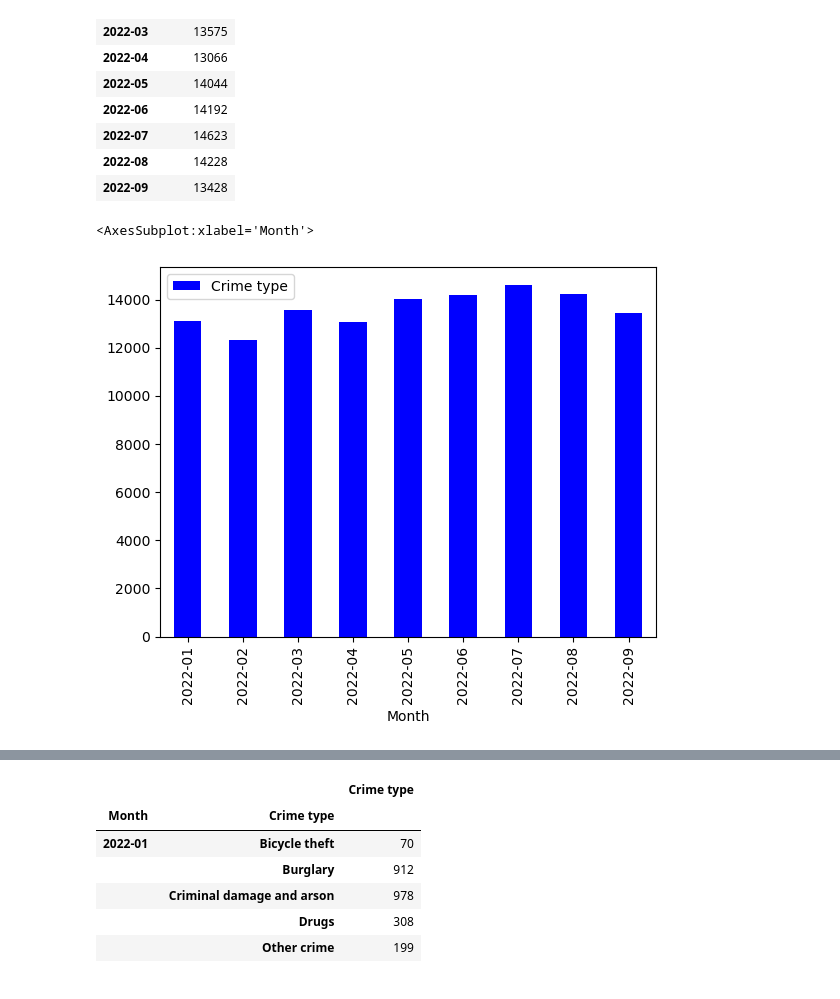
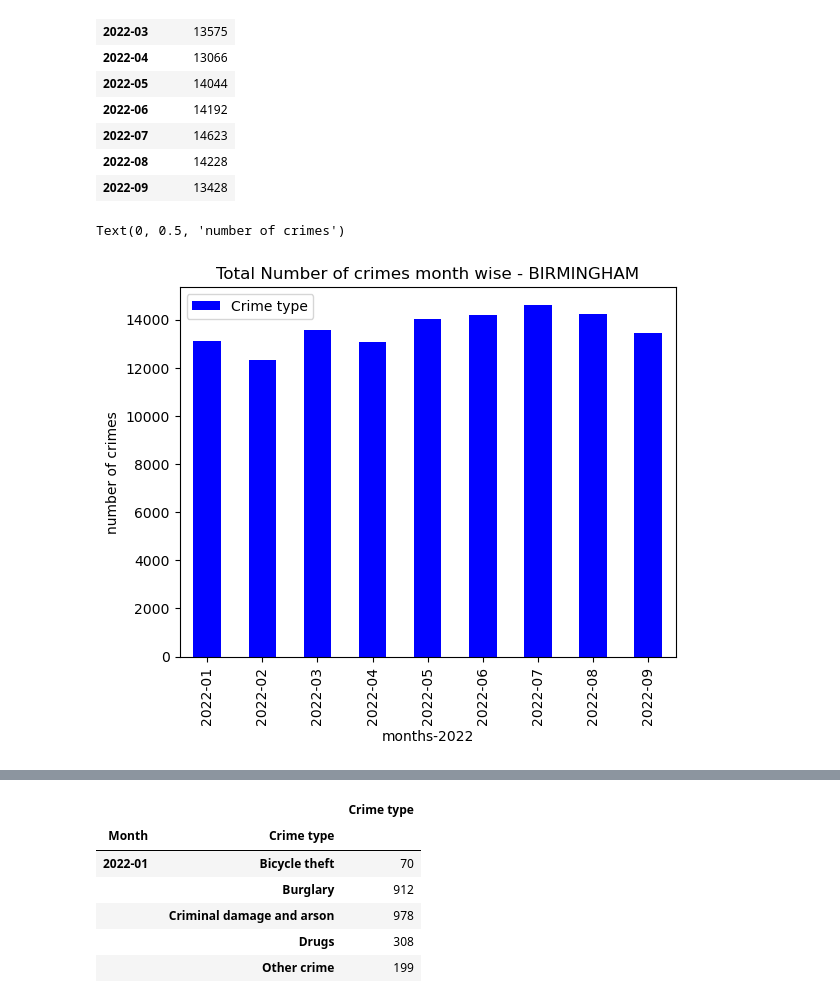
Before and after one commit to TonyHHNg/Team_Project_1, a Jupyter notebook: Crime_data_jo.ipynb, the cells around one changed output, grey strips where cells are left out. Saved outputs shown, nothing was run; the diff lists cells and outputs as text; code cells hidden in the pictures.

Commit message:
crimedata

```diff
--- a/Crime_data_jo.ipynb
+++ b/Crime_data_jo.ipynb
@@ -57,8 +57,8 @@ Last outcome category     16454
 Context                  292913
 dtype: int64
 # %%
-master_crime_df.drop("Context",inplace=True,axis=1)
-master_crime_df
+crime_df.drop("Context",inplace=True,axis=1)
+crime_df
 # %% [output]
 |  | Crime ID | Month | Reported by | Falls within | Longitude | Latitude | Location | LSOA code | LSOA name | ... |
 | 0 | NaN | 2022-01 | West Midlands Police | West Midlands Police | -1.850056 | 52.591108 | On or near Walsall Road | E01009417 | Birmingham | ... |
@@ -74,9 +74,9 @@ master_crime_df
 | 31696 | d0acdb6037b986b009f72aef2e72d301e... | 2022-09 | West Midlands Police | West Midlands Police | -2.120010 | 52.585361 | On or near Union Street | E01010530 | Wolverhampton | ... |
 292913 rows × 11 columns
 # %%
-master_crime_df.dropna(how="any", inplace=True)
+crime_df.dropna(how="any", inplace=True)
 
-master_crime_df
+crime_df
 # %% [output]
 |  | Crime ID | Month | Reported by | Falls within | Longitude | Latitude | Location | LSOA code | LSOA name | ... |
 | 2 | b3e21c270ca0e46b6e5292fa54533096a... | 2022-01 | West Midlands Police | West Midlands Police | -1.850056 | 52.591108 | On or near Walsall Road | E01009417 | Birmingham | ... |
@@ -92,7 +92,7 @@ master_crime_df
 | 31696 | d0acdb6037b986b009f72aef2e72d301e... | 2022-09 | West Midlands Police | West Midlands Police | -2.120010 | 52.585361 | On or near Union Street | E01010530 | Wolverhampton | ... |
 276459 rows × 11 columns
 # %%
-crime_data = master_crime_df.rename(columns= {
+crime_data = crime_df.rename(columns= {
                                                 "LSOA name":"City Name"})
 new_crime_data = crime_data[["City Name", "Month", "Crime type", "Reported by", "Falls within", "Longitude", "Latitude", "Location", "LSOA code","Last outcome category", "Crime ID"]]
 new_crime_data
@@ -133,8 +133,8 @@ new_crime_data_bham
 | 14106 | Birmingham | 2022-09 | Other crime | West Midlands Police | West Midlands Police | -1.860761 | 52.449953 | On or near Clarence Road | E01033641 | ... |
 122584 rows × 11 columns
 # %%
-bham_df1 = new_crime_data_bham.groupby(["Month"]).agg({"Crime type":"count"})
-bham_df1
+bham_df = new_crime_data_bham.groupby(["Month"]).agg({"Crime type":"count"})
+bham_df
 # %% [output]
 |  | Crime type |
 | Month |  |
@@ -148,8 +148,11 @@ bham_df1
 | 2022-08 | 14228 |
 | 2022-09 | 13428 |
 # %%
-bham_df_plot = bham_df1.plot.bar(color = "b")
+bham_df_plot = bham_df.plot.bar(color = "b")
 bham_df_plot
+plt.title("Total Number of crimes month wise - BIRMINGHAM")
+plt.xlabel("months-2022")
+plt.ylabel("number of crimes")
 # %% [output]
-<AxesSubplot:xlabel='Month'>
+Text(0, 0.5, 'number of crimes')
-[figure, old version]
+[figure, new version]
```
Also changed, not shown: parts of 11 cells of this notebook, 3 other files.
